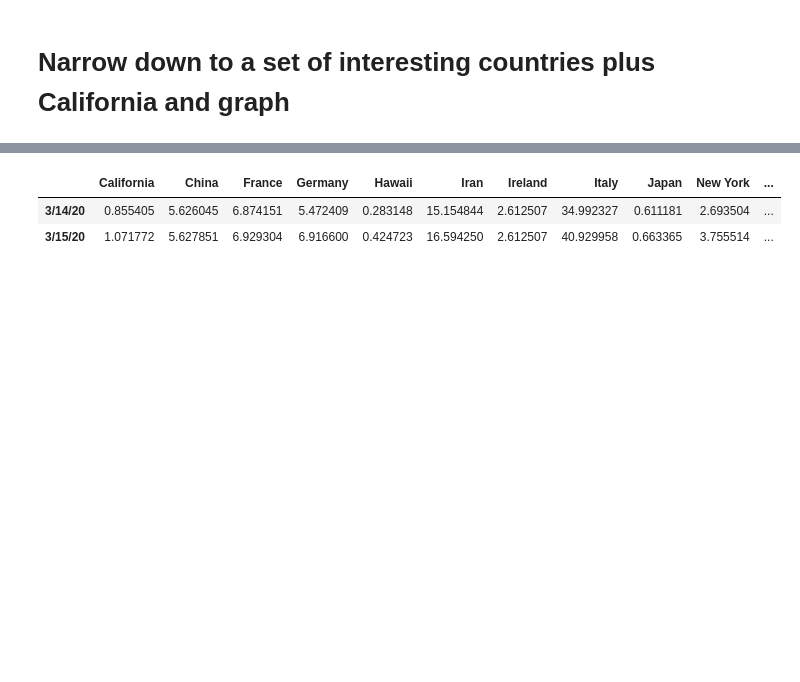
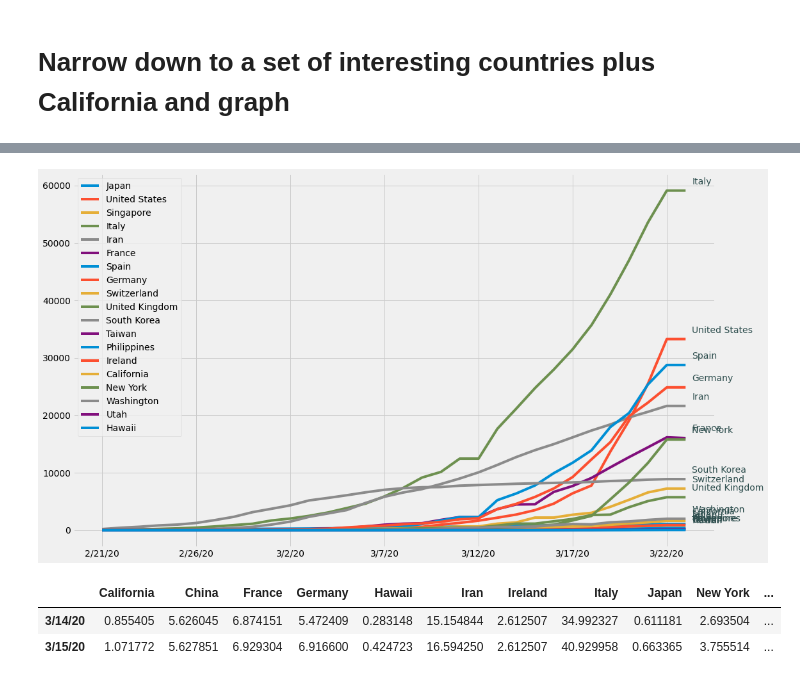
Before and after one commit to dyoung418/COVID-19, a Jupyter notebook: covid_california_analysis.ipynb, the cells around one changed output, grey strips where cells are left out. Saved outputs shown, nothing was run; the diff lists cells and outputs as text; code cells hidden in the pictures; blank space fills up the shorter version.

Commit message:
added non-log graph

```diff
--- a/covid_california_analysis.ipynb
+++ b/covid_california_analysis.ipynb
@@ -128,3 +128,23 @@ newdf.loc['2/1/20':,:].plot(logy=True)
+# %%
+def label_lines(df, ax):
+    for label in df.columns:
+        previous = df.index[0]
+        for xdays, datapoint in enumerate(df[label]):
+            if pd.isnull(datapoint) or (xdays == len(df[label])-1):
+                ax.annotate(label, (xdays, previous),
+                            xytext=(10,0),
+                            textcoords='offset pixels',
+                            family='sans-serif', fontsize=14, color='darkslategrey')
+                break
+            else:
+                previous = datapoint
+
+graph_data = newdf.drop('China', axis=1).loc['2/21/20':,:]
+ax = graph_data.plot()
+label_lines(graph_data, ax)
+plt.show()
+# %% [output]
+[figure, added]
 # %%
 popdf = pd.DataFrame(index = df.index,
                      data = {
```
Also changed, not shown: parts of 6 cells of this notebook.
